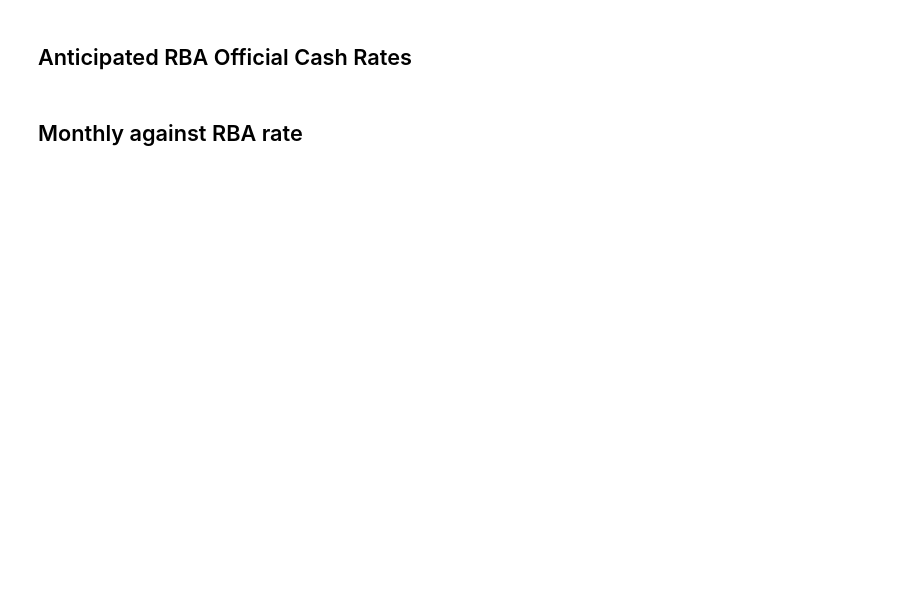
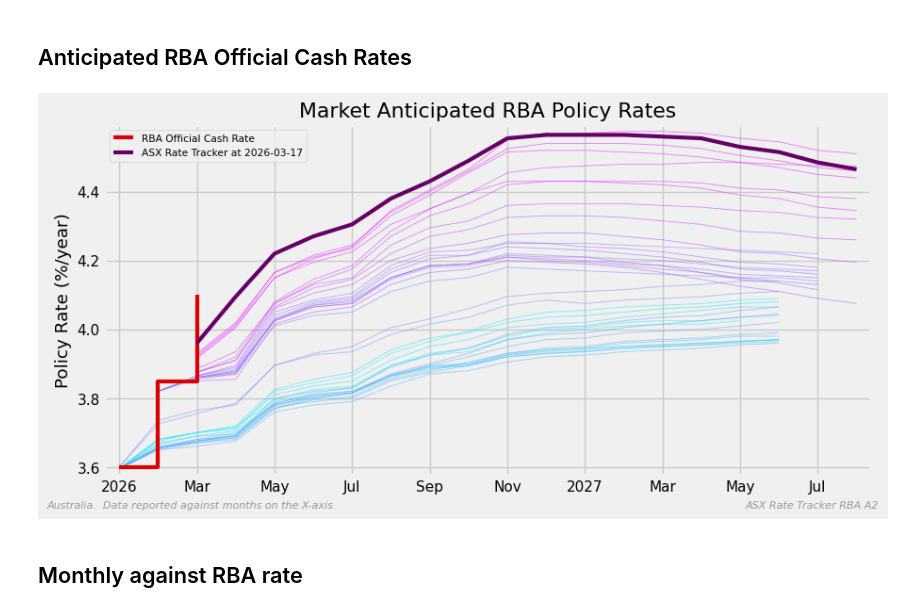
Before and after one commit to bpalmer4/ASX, a Jupyter notebook: ASX-rate-tracker-reporting.ipynb, the cells around one changed output. Drawn from its saved outputs; the diff is of its cells as text; code cells hidden in the pictures; blank space fills up the shorter version.

```diff
--- a/ASX-rate-tracker-reporting.ipynb
+++ b/ASX-rate-tracker-reporting.ipynb
@@ -30,7 +30,7 @@ LFOOTER = "Australia. "
 FOOTERS: dict[str, str] = {"lfooter": LFOOTER, "rfooter": RFOOTER}
 
 # True to see the charts in the notebook
-SHOW = False
+SHOW = True
 # %%
 # Save the combined data to a file (for posterity?)
 SAVE_DIR = "./ASX-COMBINED/"
@@ -128,7 +130,7 @@ def plot_anticipated():
     """Plot daily ASX rate tracker implied market forecasts."""
 
     # plot the captured data from when ...
-    startd = "2025-01-01"
+    startd = "2026-01-01"
     startm = startd[:7]
 
     # rba data
@@ -148,33 +150,35 @@ def plot_anticipated():
     num_columns = len(data.columns)
     colors = sns.color_palette("cool", num_columns)
     rgb = [f"#{int(x[0]*255):02x}{int(x[1]*255):02x}{int(x[2]*255):02x}" for x in colors]
     ax = mg.line_plot(
         data,
         width=0.66,
         color=rgb,
         alpha=0.5,
         style="-",
     )
 
     mg.line_plot(
         frame,
         drawstyle=["steps-post", "default"],
         width=[3, 3],
         color=["#dd0000", "#660066"],
         ax=ax,
     )
     mg.finalise_plot(
         ax,
         title="Market Anticipated RBA Policy Rates",
         ylabel="Policy Rate (%/year)",
         lfooter=f"{LFOOTER} Data reported against months on the X-axis. ",
         rfooter=f"{RFOOTER} RBA A2",
         legend=True,
         show=SHOW,
     )
 
 
 plot_anticipated()
+# %% [output]
+[figure, added]
 # %% [markdown]
 ## Monthly against RBA rate
 # %%
```
Also changed, not shown: parts of 7 cells of this notebook, 9 other files.
